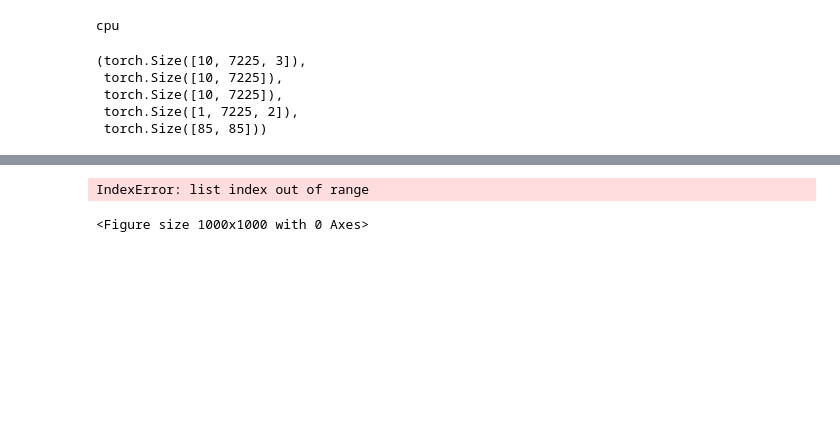
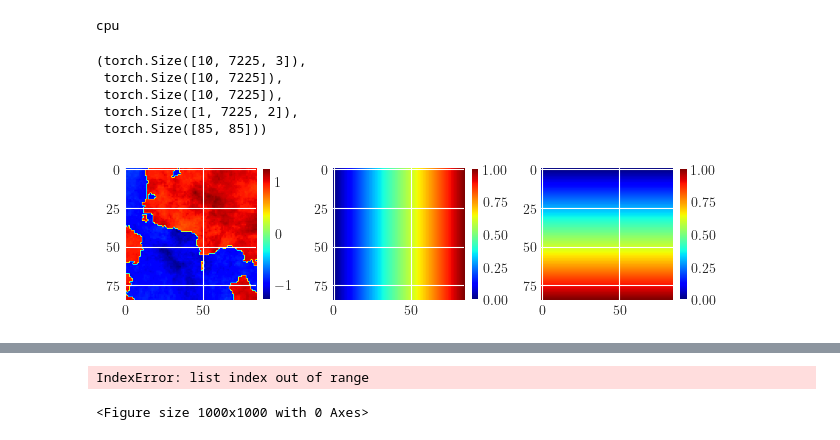
Before and after one commit to alizma/symmetry_learning, a Jupyter notebook: fno_classic/viz_fno_darcy.ipynb, the cells around one changed output, grey strips where cells are left out. Saved outputs shown, nothing was run; the diff lists cells and outputs as text; code cells hidden in the pictures; blank space fills up the shorter version.

```diff
--- a/fno_classic/viz_fno_darcy.ipynb
+++ b/fno_classic/viz_fno_darcy.ipynb
@@ -184,3 +184,29 @@ cpu
  torch.Size([10, 7225]),
  torch.Size([1, 7225, 2]),
  torch.Size([85, 85]))
+# %%
+idx = 0
+
+plt.subplot(131)
+plt.imshow(x[idx, :, 0].reshape(85, 85), cmap='jet')
+
+
+plt.colorbar(fraction=0.045)
+
+
+plt.subplot(132)
+plt.imshow(x[idx, :, 1].reshape(85, 85), cmap='jet')
+
+plt.colorbar(fraction=0.045)
+
+
+plt.subplot(133)
+plt.imshow(x[idx, :, 2].reshape(85, 85), cmap='jet')
+
+# gradient 0 -> 1
+
+plt.colorbar(fraction=0.045)
+
+plt.tight_layout()
+# %% [output]
+[figure, added]
```
Also changed, not shown: parts of 6 cells of this notebook, 1 other file.
